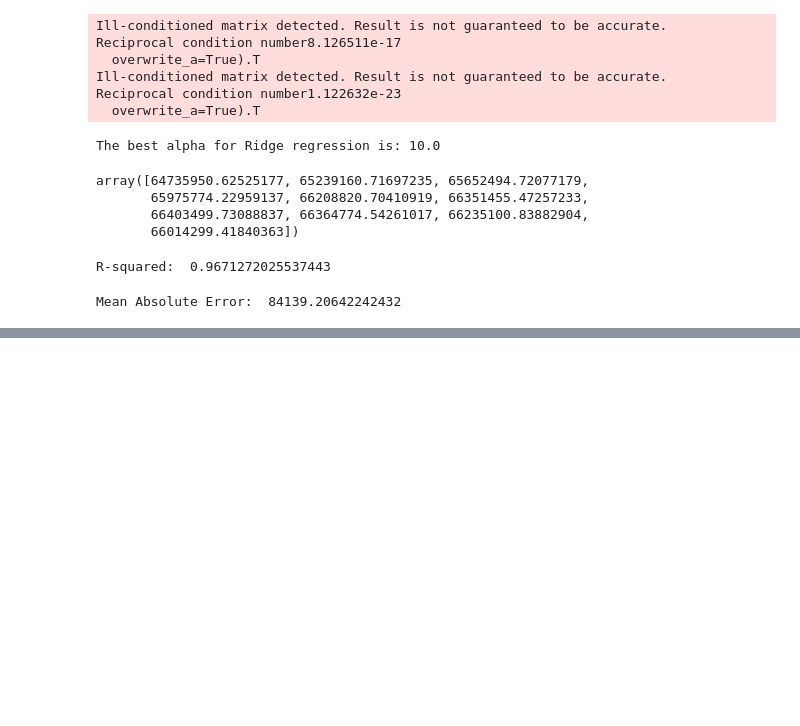
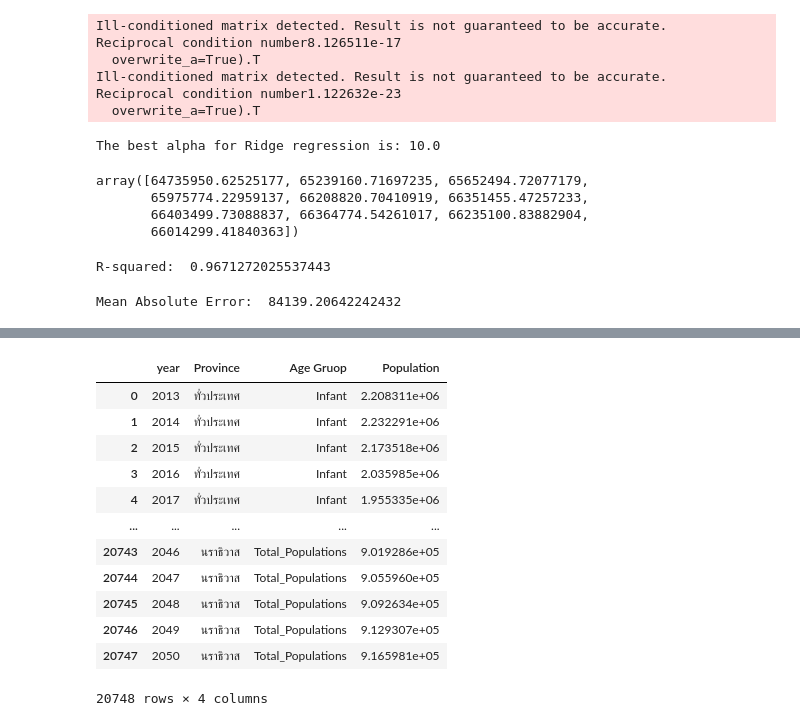
Before and after one commit to OrangeEngineer/ThailandPopulationAnalysis, a Jupyter notebook: AgePrediction.ipynb, the cells around one changed output, grey strips where cells are left out. Saved outputs shown, nothing was run; the diff lists cells and outputs as text; code cells hidden in the pictures; blank space fills up the shorter version.

```diff
--- a/AgePrediction.ipynb
+++ b/AgePrediction.ipynb
@@ -259,0 +191,17 @@ ExpoSmoothPred.to_csv('ExpoSmoothPred.csv',index=False)
+# %%
+reverse_pivot = ExpoSmoothPredTotal.melt(id_vars=['year','Province'], var_name='Age Gruop', value_name='Population')
+reverse_pivot
+# %% [output]
+|  | year | Province | Age Gruop | Population |
+| 0 | 2013 | ทั่วประเทศ | Infant | 2.208311e+06 |
+| 1 | 2014 | ทั่วประเทศ | Infant | 2.232291e+06 |
+| 2 | 2015 | ทั่วประเทศ | Infant | 2.173518e+06 |
+| 3 | 2016 | ทั่วประเทศ | Infant | 2.035985e+06 |
+| 4 | 2017 | ทั่วประเทศ | Infant | 1.955335e+06 |
+| ... | ... | ... | ... | ... |
+| 20743 | 2046 | นราธิวาส | Total_Populations | 9.019286e+05 |
+| 20744 | 2047 | นราธิวาส | Total_Populations | 9.055960e+05 |
+| 20745 | 2048 | นราธิวาส | Total_Populations | 9.092634e+05 |
+| 20746 | 2049 | นราธิวาส | Total_Populations | 9.129307e+05 |
+| 20747 | 2050 | นราธิวาส | Total_Populations | 9.165981e+05 |
+20748 rows × 4 columns
```
Also changed, not shown: parts of 13 cells of this notebook, 3 other files.
